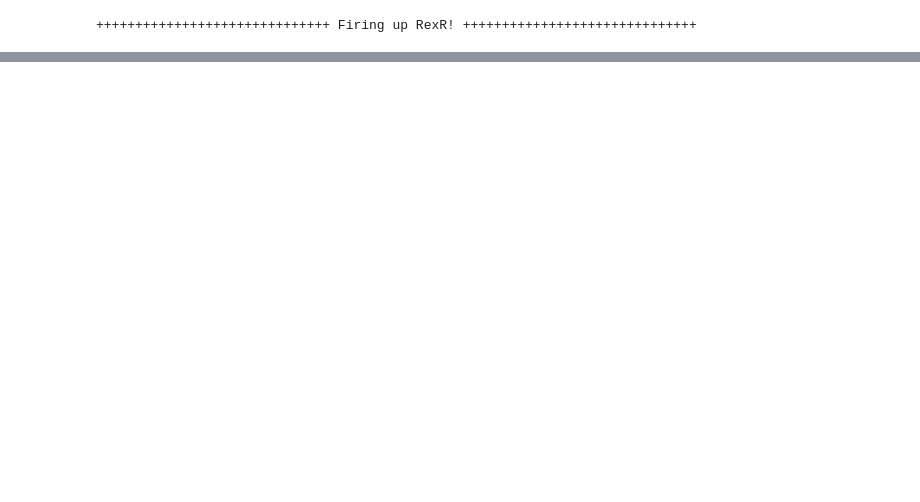
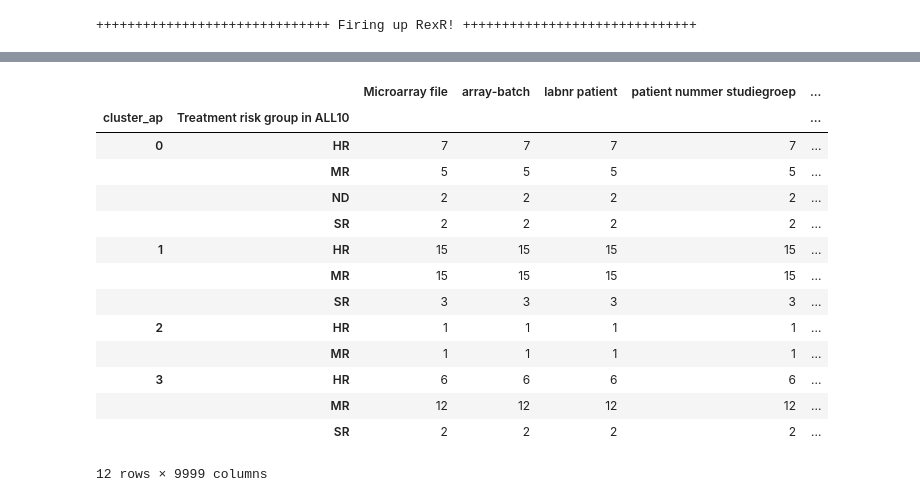
Before and after one commit to bramiozo/RexR, a Jupyter notebook: playground.ipynb, the cells around one changed output, grey strips where cells are left out. Cells and saved outputs as stored; diff of their text form; code cells hidden in the pictures; blank space fills up the shorter version.

```diff
--- a/playground.ipynb
+++ b/playground.ipynb
@@ -9,0 +220,5 @@ Rocket.load_probeset_data();
+# %%
+AggResults = Rocket.DATA_merged
+AggResults = _helpers._preprocess(AggResults)
+AggResults = _helpers._group_patients(AggResults, method = 'mean')
+AggResults['cluster_ap'] = labels
@@ -9,0 +242,19 @@ Rocket.load_probeset_data();
+# %%
+#AggResults[['mutations_PTEN/AKT pathway','cluster_ap']].apply(pandas.to_numeric).groupby(by=['cluster_ap']).mean()
+AggResults.groupby(by=['cluster_ap', 'Treatment risk group in ALL10']).count()
+# %% [output]
+|  |  | Microarray file | array-batch | labnr patient | patient nummer studiegroep | ... |
+| cluster_ap | Treatment risk group in ALL10 |  |  |  |  | ... |
+| 0 | HR | 7 | 7 | 7 | 7 | ... |
+|  | MR | 5 | 5 | 5 | 5 | ... |
+|  | ND | 2 | 2 | 2 | 2 | ... |
+|  | SR | 2 | 2 | 2 | 2 | ... |
+| 1 | HR | 15 | 15 | 15 | 15 | ... |
+|  | MR | 15 | 15 | 15 | 15 | ... |
+|  | SR | 3 | 3 | 3 | 3 | ... |
+| 2 | HR | 1 | 1 | 1 | 1 | ... |
+|  | MR | 1 | 1 | 1 | 1 | ... |
+| 3 | HR | 6 | 6 | 6 | 6 | ... |
+|  | MR | 12 | 12 | 12 | 12 | ... |
+|  | SR | 2 | 2 | 2 | 2 | ... |
+12 rows × 9999 columns
```
Also changed, not shown: parts of 18 cells of this notebook, 2 other files.
